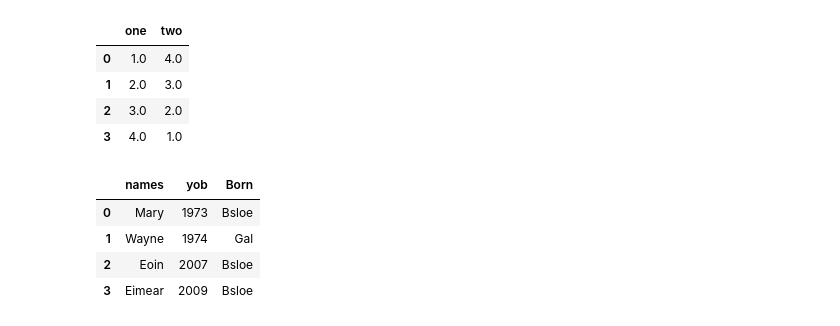
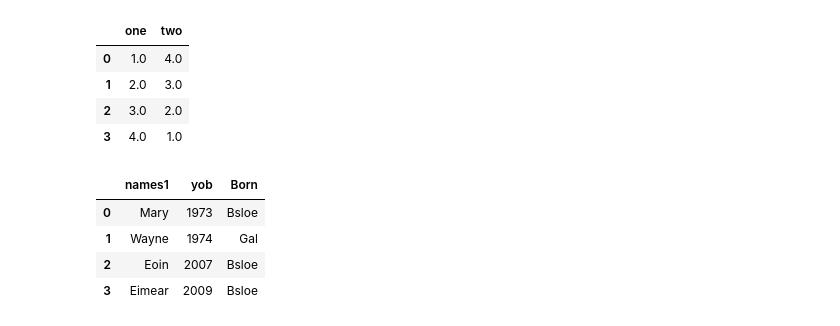
Before and after one commit to Wayne742/Programming-Project-S2, a Jupyter notebook: Programming for Data Analytics Project 2018.ipynb, the cells around one changed output. Drawn from its saved outputs; the diff is of its cells as text; code cells hidden in the pictures.

```diff
--- a/Programming for Data Analytics Project 2018.ipynb
+++ b/Programming for Data Analytics Project 2018.ipynb
@@ -238,12 +269,12 @@ pd.DataFrame(d)
 | 2 | 3.0 | 2.0 |
 | 3 | 4.0 | 1.0 |
 # %%
-family = {'names' : ['Mary', 'Wayne', 'Eoin', 'Eimear'],
+family = {'names1' : ['Mary', 'Wayne', 'Eoin', 'Eimear'],
               'yob' : ['1973', '1974', '2007', '2009'],
              'Born' : ['Bsloe', 'Gal', 'Bsloe', 'Bsloe']}
 pd.DataFrame(family)
 # %% [output]
-|  | names | yob | Born |
+|  | names1 | yob | Born |
 | 0 | Mary | 1973 | Bsloe |
 | 1 | Wayne | 1974 | Gal |
 | 2 | Eoin | 2007 | Bsloe |
```
Also changed, not shown: parts of 18 cells of this notebook.
